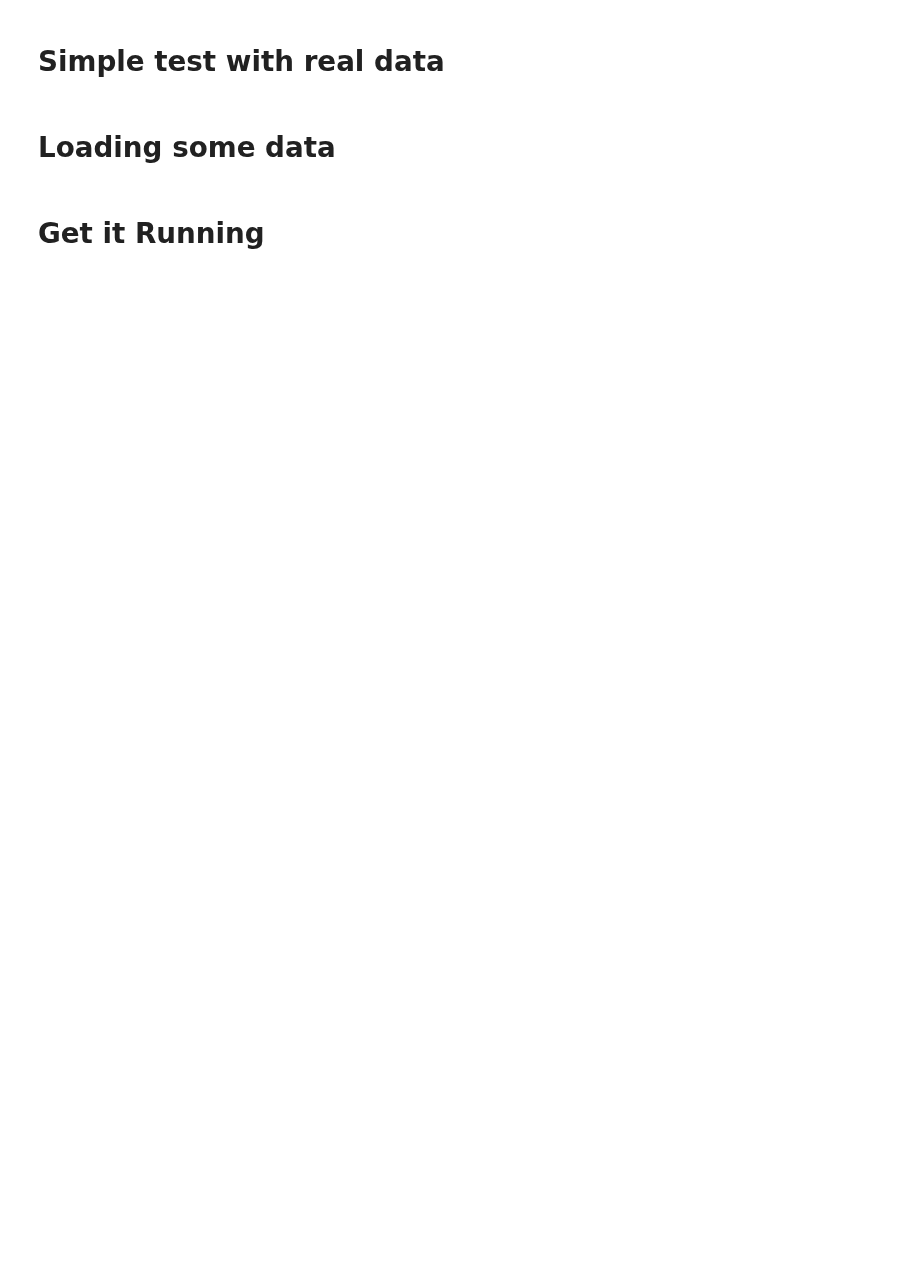
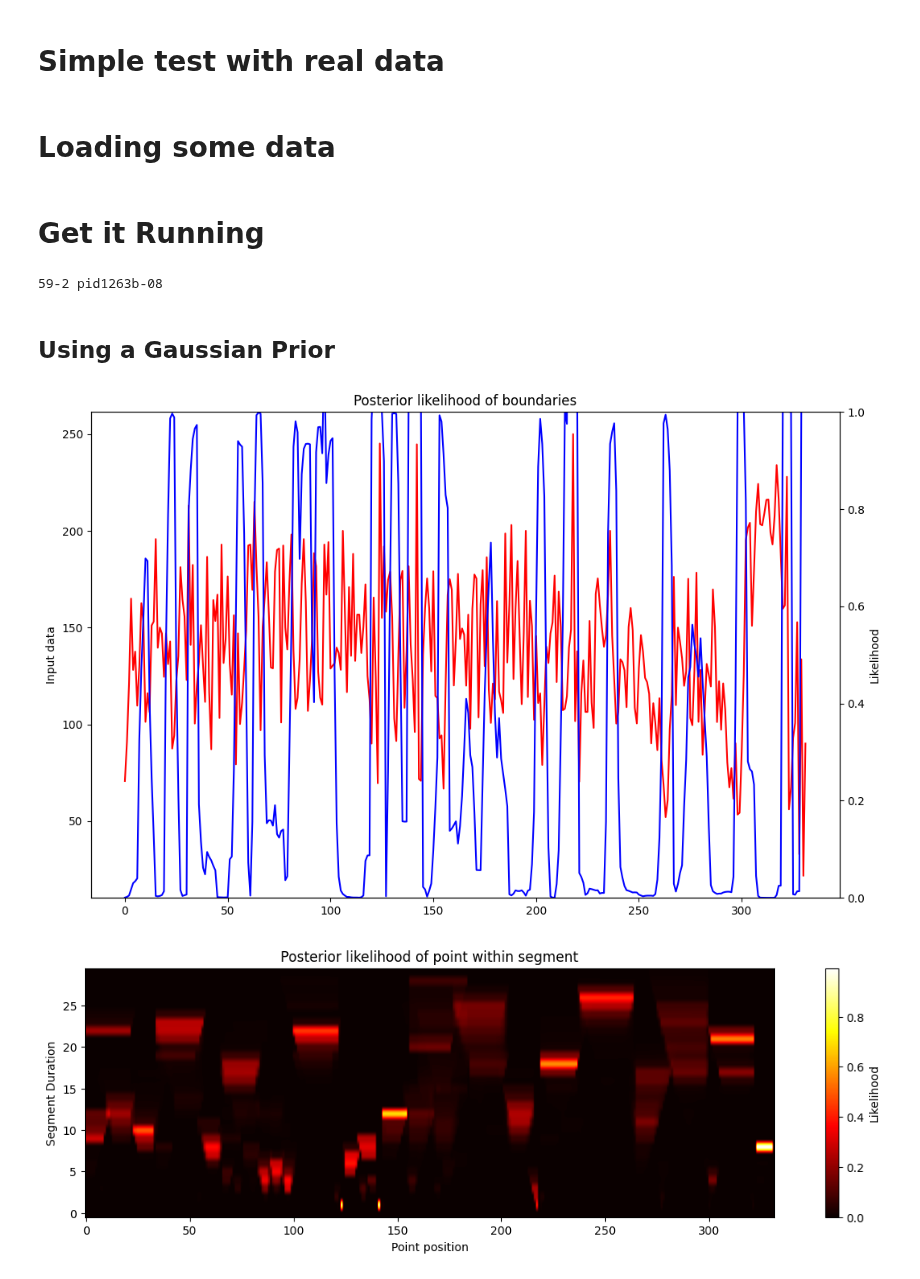
Before and after one commit to erc-cosmos/probabilistic-segmentation, a Jupyter notebook: notebooks/realDataExample.ipynb, the cells around one changed output. Drawn from its saved outputs; the diff is of its cells as text; code cells hidden in the pictures; blank space fills up the shorter version.

```diff
--- a/notebooks/realDataExample.ipynb
+++ b/notebooks/realDataExample.ipynb
@@ -27,2 +26,5 @@ arcPrior = [arcPriorTempo, arcPriorLoud]
+# %%
+#arcPrior = [arcPriorTempo, arcPriorLoud]
+arcPrior = arcPriorTempo
 # %% [markdown]
 # Get it Running
@@ -73,0 +31,33 @@ with open(f"output/{piece_formatted}_{interpret}_pm.csv", 'w') as outfile:
+# %%
+# Unpack the data
+(piece, interpret, tempo, tempoSeg, dyn, dynSeg) = fullData[0]
+
+piece_formatted = piece[16:20]
+print(piece_formatted, interpret)
+
+#sampleData = list(zip(tempo, dyn[1:]))
+sampleData, times = tempo
+sampleData = list(sampleData)
+segs = (tempoSeg, dynSeg)
+
+tatums = list(range(len(sampleData)))
+
+# Manually correct large anomalies
+sampleData[106] = 200
+sampleData[195] = 200
+# %% [output]
+59-2 pid1263b-08
+# %% [markdown]
+## Using a Gaussian Prior
+# %%
+
+length_prior = lengthPriors.NormalLengthPrior(lengthPriorParams['mean'], lengthPriorParams['stddev'], range(
+    len(sampleData)), lengthPriorParams['maxLength'])
+
+post_boundaries, post_segments = dc.runAlphaBeta(sampleData, arcPrior, length_prior, return2D=True)
+# %%
+_ = segment_viz.plot_segment_with_signal(post_marginals=post_boundaries, data=sampleData, data_time=list(range(len(sampleData))), smoothing=1)
+_ = segment_viz.plot_segment_beams(post2_bidim=post_segments, max_length=length_prior.maxLength)
+# %% [output]
+[figure, added]
+[figure, added]
```
Also changed, not shown: parts of 15 cells of this notebook, 5 other files.
